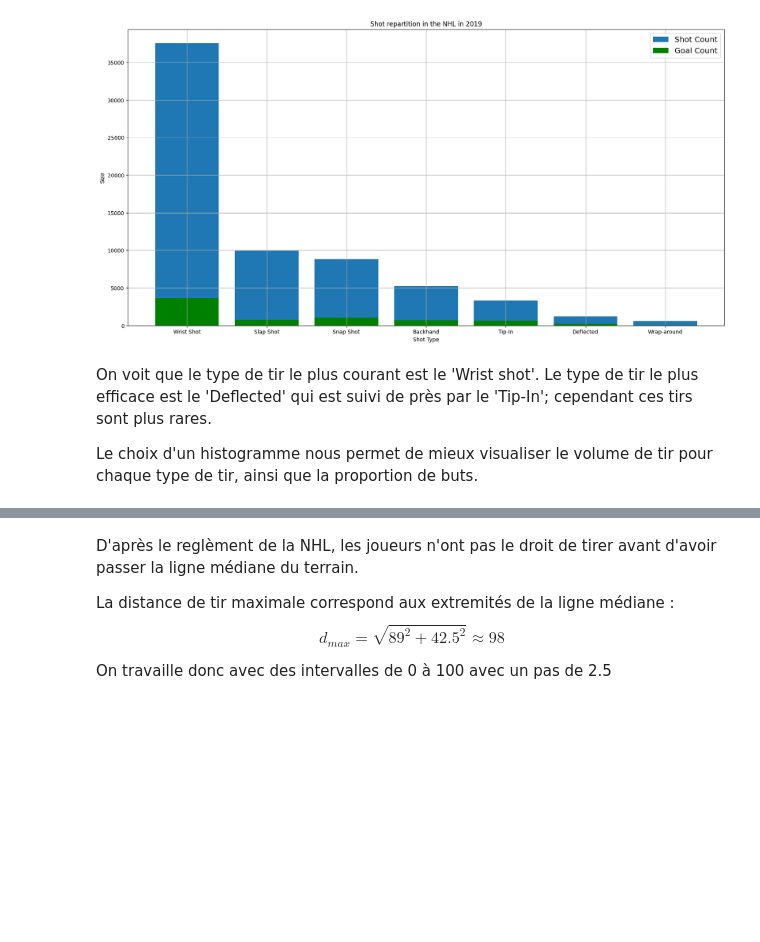
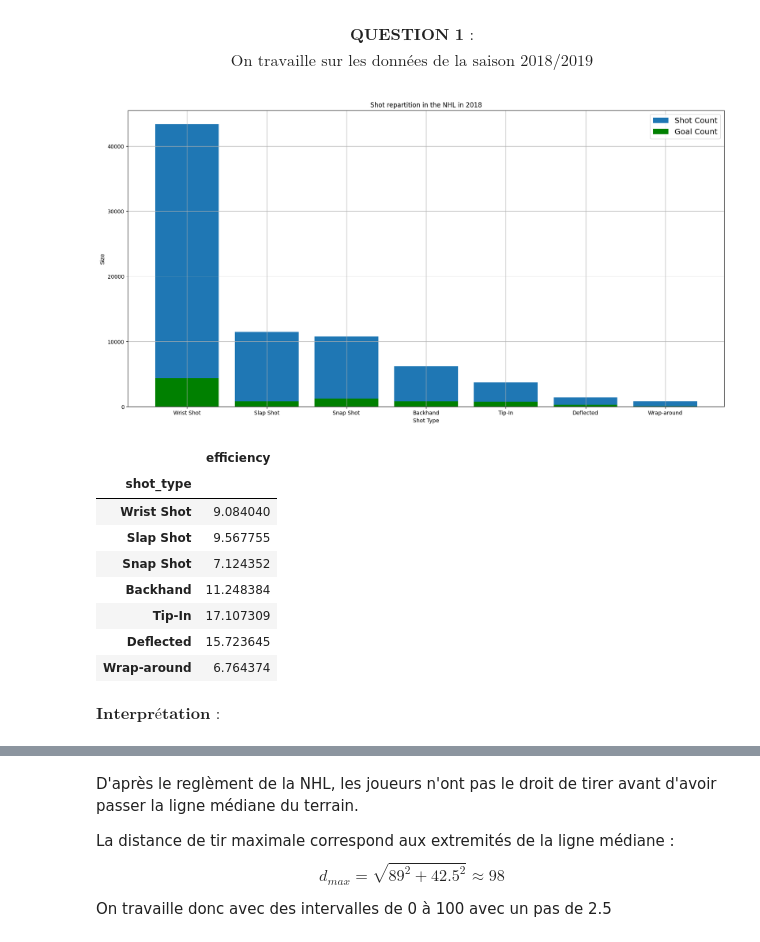
Before and after one commit to MkYacine/IFT6758-Projet, a Jupyter notebook: data/simple_visualization.ipynb, the cells around one changed output, grey strips where cells are left out. Saved outputs shown, nothing was run; the diff lists cells and outputs as text; code cells hidden in the pictures; blank space fills up the shorter version.

```diff
--- a/data/simple_visualization.ipynb
+++ b/data/simple_visualization.ipynb
@@ -30,11 +33,10 @@ QUESTION 1 :
+# %% [markdown]
+$$\textbf{QUESTION 1 :}$$
+$$\text{On travaille sur les données de la saison 2018/2019}$$
 # %%
 import matplotlib.pyplot as plt
-# %%
-year = 2019
-sv.plot_shot_repartition_NHL(df,year)
-# %% [output]
-[figure, removed]
-# %% [markdown]
-On voit que le type de tir le plus courant est le 'Wrist shot'. Le type de tir le plus efficace est le 'Deflected' qui est suivi de près par le 'Tip-In'; cependant ces tirs sont plus rares.
-
-Le choix d'un histogramme nous permet de mieux visualiser le volume de tir pour chaque type de tir, ainsi que la proportion de buts.
+# %%
+# Pour la saison 2018/2019
+sv.plot_shot_repartition_NHL(df_1,2018)
+# %% [output]
+[figure, added]
@@ -40,0 +54,14 @@ Le choix d'un histogramme nous permet de mieux visualiser le volume de tir pour
+# %%
+efficiency_table
+# %% [output]
+|  | efficiency |
+| shot_type |  |
+| Wrist Shot | 9.084040 |
+| Slap Shot | 9.567755 |
+| Snap Shot | 7.124352 |
+| Backhand | 11.248384 |
+| Tip-In | 17.107309 |
+| Deflected | 15.723645 |
+| Wrap-around | 6.764374 |
+# %% [markdown]
+$ \textbf{Interprétation :} $
```
Also changed, not shown: parts of 27 cells of this notebook, 1 other file.
